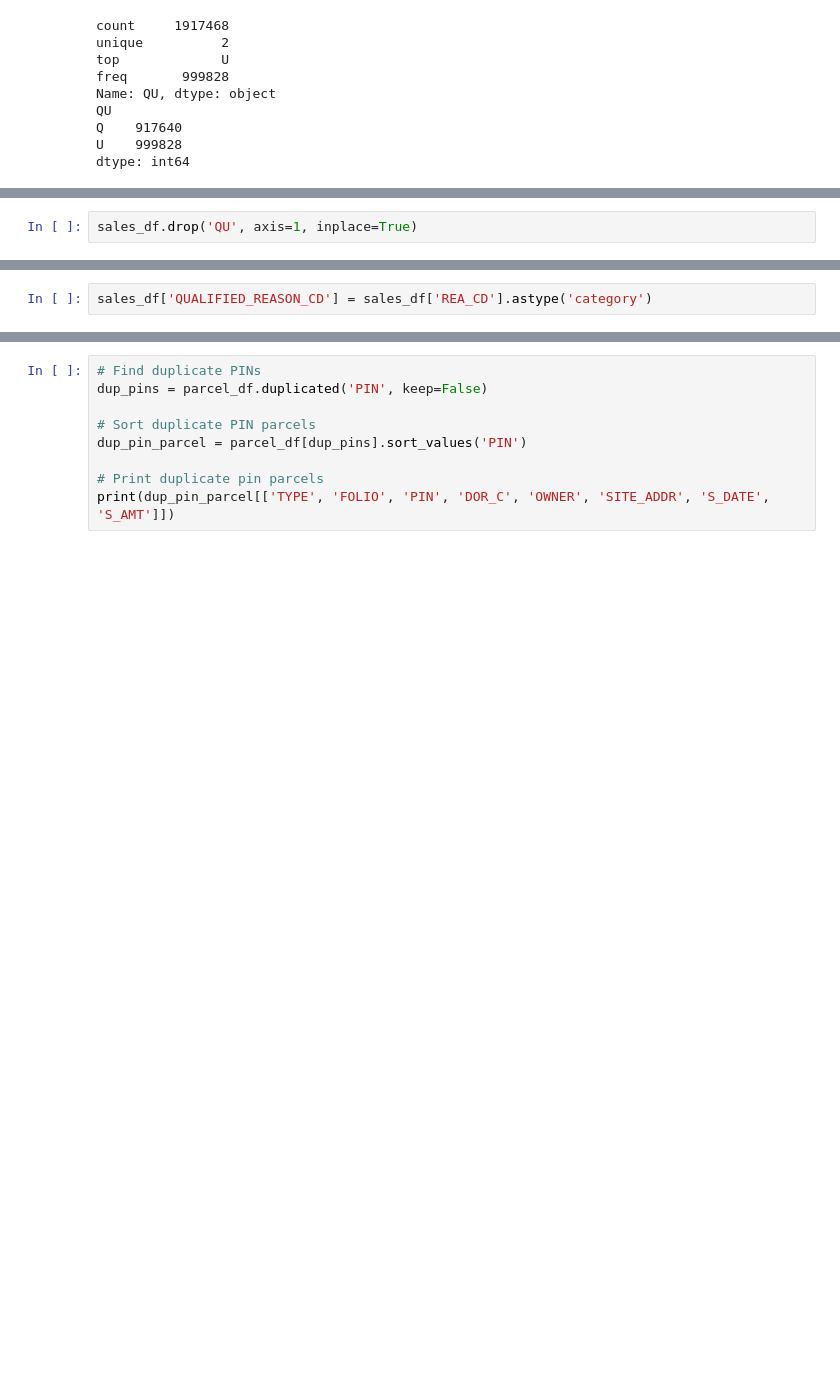
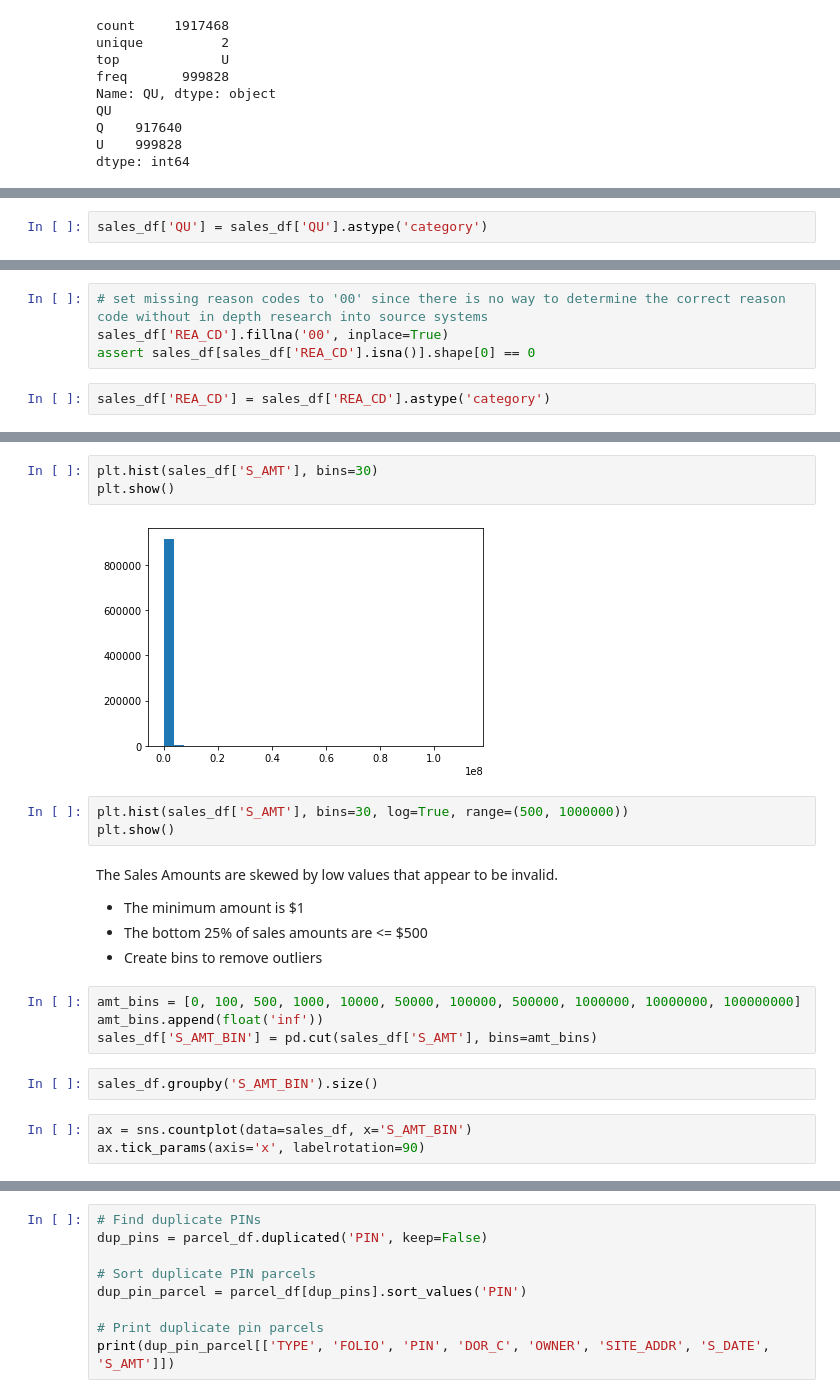
Before and after one commit to mkars01/real-estate-invest-recommender, a Jupyter notebook: notebooks/02_data_wrangling_process.ipynb, the cells around one changed output, grey strips where cells are left out. Drawn from its saved outputs; the diff is of its cells as text; blank space fills up the shorter version.

Commit message:
updated 02_data_wrangling and gitignore and interim files

```diff
--- a/notebooks/02_data_wrangling_process.ipynb
+++ b/notebooks/02_data_wrangling_process.ipynb
@@ -584,2 +569,0 @@ sales_df['QUALIFIED'] = sales_df['QU'] == 'Q'
-# %%
-sales_df.drop('QU', axis=1, inplace=True)
@@ -586,2 +574,4 @@ sales_df.drop('QU', axis=1, inplace=True)
+# %%
+sales_df['QU'] = sales_df['QU'].astype('category')
 # %% [markdown]
 # REA Code (Reason Code for Qualified or Unqualified)
@@ -608,3 +601,7 @@ NaN     15206
 dtype: int64
+# %%
+# set missing reason codes to '00' since there is no way to determine the correct reason code without in depth research into source systems
+sales_df['REA_CD'].fillna('00', inplace=True)
+assert sales_df[sales_df['REA_CD'].isna()].shape[0] == 0
 # %%
-sales_df['QUALIFIED_REASON_CD'] = sales_df['REA_CD'].astype('category')
+sales_df['REA_CD'] = sales_df['REA_CD'].astype('category')
@@ -631,0 +623,22 @@ dtype: int64
+# %%
+plt.hist(sales_df['S_AMT'], bins=30)
+plt.show()
+# %% [output]
+[figure, added]
+# %%
+plt.hist(sales_df['S_AMT'], bins=30, log=True, range=(500, 1000000))
+plt.show()
+# %% [markdown]
+The Sales Amounts are skewed by low values that appear to be invalid.
+- The minimum amount is \$1
+- The bottom 25% of sales amounts are <= \$500
+- Create bins to remove outliers
+# %%
+amt_bins = [0, 100, 500, 1000, 10000, 50000, 100000, 500000, 1000000, 10000000, 100000000]
+amt_bins.append(float('inf'))
+sales_df['S_AMT_BIN'] = pd.cut(sales_df['S_AMT'], bins=amt_bins)
+# %%
+sales_df.groupby('S_AMT_BIN').size()
+# %%
+ax = sns.countplot(data=sales_df, x='S_AMT_BIN')
+ax.tick_params(axis='x', labelrotation=90)
```
Also changed, not shown: parts of 40 cells of this notebook, 3 other files.
